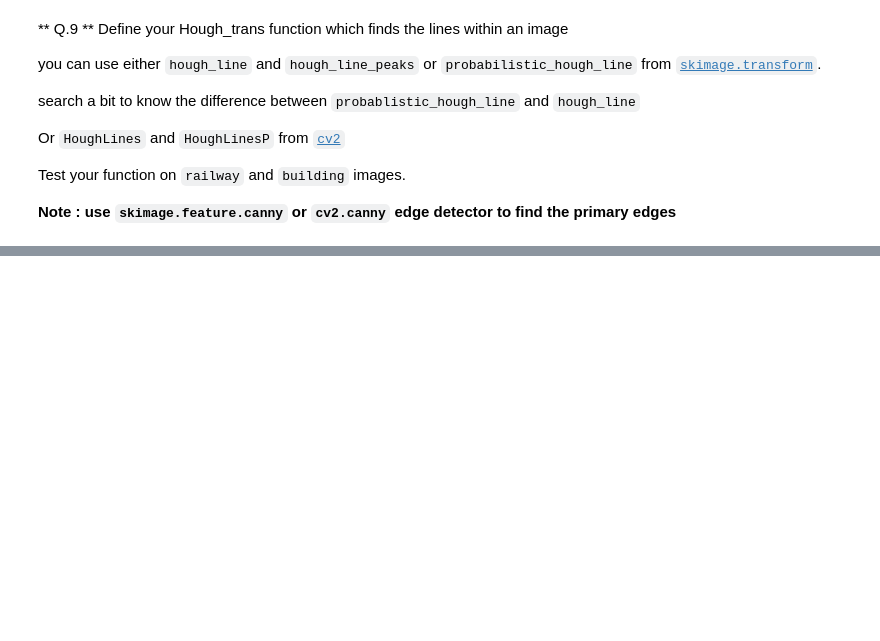
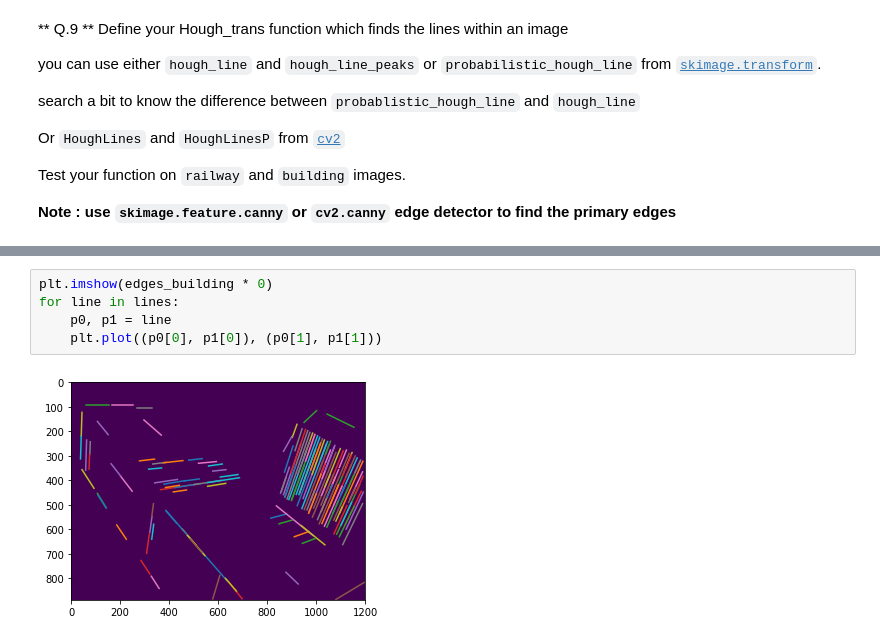
Before and after one commit to gulnurungan/B31XB-IIP-TP-1718, a Jupyter notebook: 4-filter-spatial-domain/4-spatial-filter.ipynb, the cells around one changed output, grey strips where cells are left out. Drawn from its saved outputs; the diff is of its cells as text; blank space fills up the shorter version.

```diff
--- a/4-filter-spatial-domain/4-spatial-filter.ipynb
+++ b/4-filter-spatial-domain/4-spatial-filter.ipynb
@@ -333,0 +368,7 @@ Test your function on `railway` and `building` images.
+# %%
+plt.imshow(edges_building * 0)
+for line in lines:
+    p0, p1 = line
+    plt.plot((p0[0], p1[0]), (p0[1], p1[1]))
+# %% [output]
+[figure, added]
```
Also changed, not shown: parts of 8 cells of this notebook.
